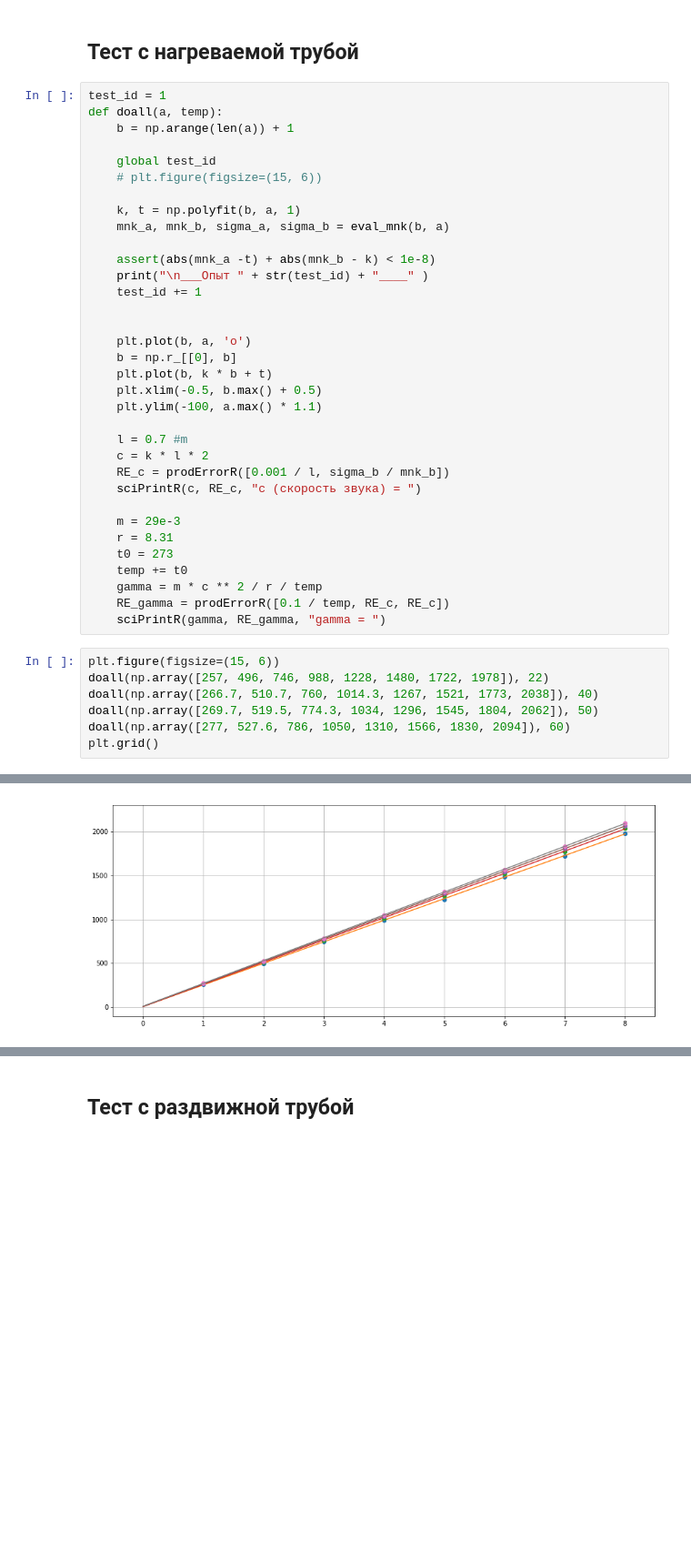
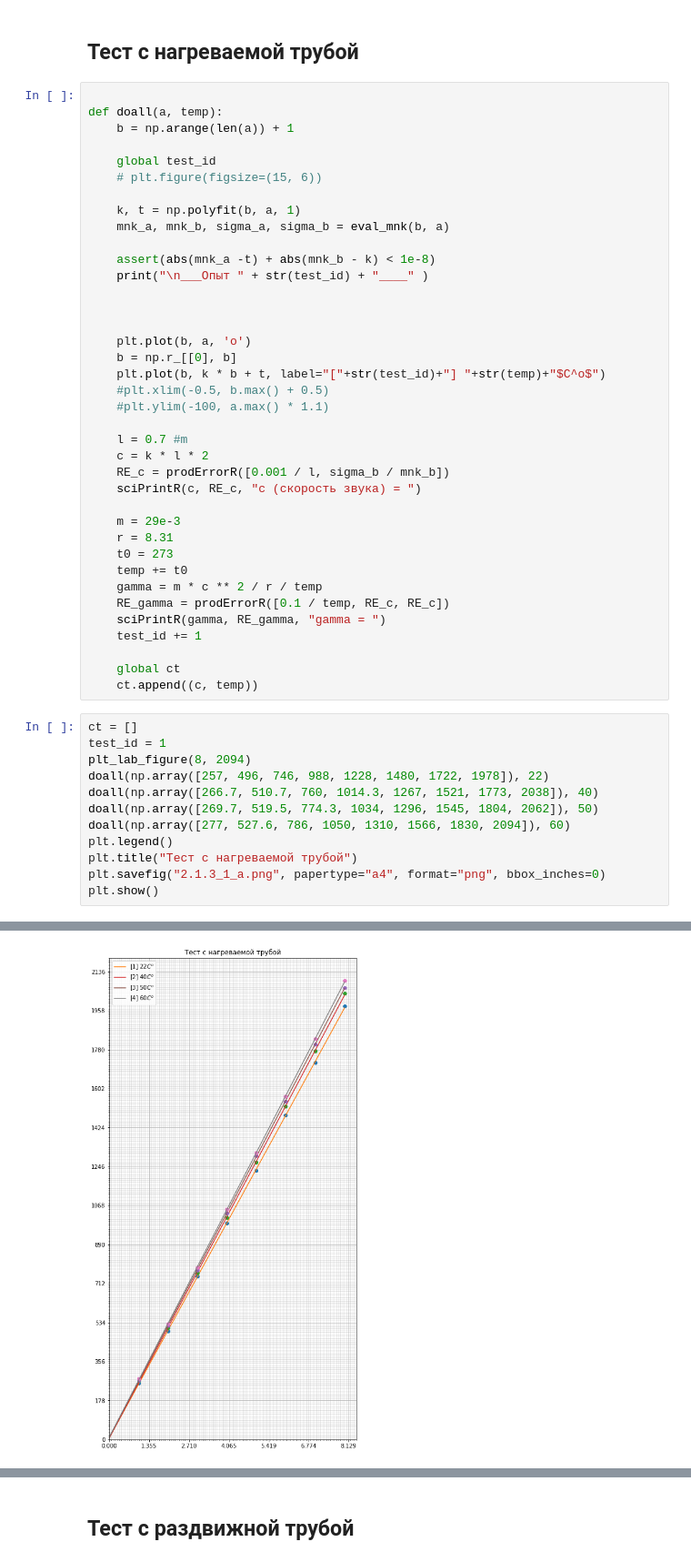
Before and after one commit to shevkunov/workout, a Jupyter notebook: labs/2.1.3.ipynb, the cells around one changed output, grey strips where cells are left out. Shown at 91% size. Drawn from its saved outputs; the diff is of its cells as text; blank space fills up the shorter version.

```diff
--- a/labs/2.1.3.ipynb
+++ b/labs/2.1.3.ipynb
@@ -34,7 +59,7 @@ def eval_mnk(x, y):
 # %% [markdown]
 ## Тест с нагреваемой трубой
 # %%
-test_id = 1
+
 def doall(a, temp):
     b = np.arange(len(a)) + 1
 
@@ -46,14 +71,14 @@ def doall(a, temp):
 
     assert(abs(mnk_a -t) + abs(mnk_b - k) < 1e-8)
     print("\n___Опыт " + str(test_id) + "____" )
-    test_id += 1
+
 
 
     plt.plot(b, a, 'o')
     b = np.r_[[0], b]
-    plt.plot(b, k * b + t)
-    plt.xlim(-0.5, b.max() + 0.5)
-    plt.ylim(-100, a.max() * 1.1)
+    plt.plot(b, k * b + t, label="["+str(test_id)+"] "+str(temp)+"$C^o$")
+    #plt.xlim(-0.5, b.max() + 0.5)
+    #plt.ylim(-100, a.max() * 1.1)
 
     l = 0.7 #m
     c = k * l * 2
@@ -67,11 +92,20 @@ def doall(a, temp):
     gamma = m * c ** 2 / r / temp
     RE_gamma = prodErrorR([0.1 / temp, RE_c, RE_c])
     sciPrintR(gamma, RE_gamma, "gamma = ")
+    test_id += 1
+
+    global ct
+    ct.append((c, temp))
 # %%
-plt.figure(figsize=(15, 6))
+ct = []
+test_id = 1
+plt_lab_figure(8, 2094)
 doall(np.array([257, 496, 746, 988, 1228, 1480, 1722, 1978]), 22)
 doall(np.array([266.7, 510.7, 760, 1014.3, 1267, 1521, 1773, 2038]), 40)
 doall(np.array([269.7, 519.5, 774.3, 1034, 1296, 1545, 1804, 2062]), 50)
 doall(np.array([277, 527.6, 786, 1050, 1310, 1566, 1830, 2094]), 60)
-plt.grid()
+plt.legend()
+plt.title("Тест с нагреваемой трубой")
+plt.savefig("2.1.3_1_a.png", papertype="a4", format="png", bbox_inches=0)
+plt.show()
 # %% [output]
@@ -91,3 +125,3 @@ ___Опыт 8____
 c (скорость звука) =  363.85 +- 0.930878897664 ( 0.255841390041 %)
 gamma =  1.38738661134 +- 0.00503702429422 ( 0.363058447664 %)
-[figure, old version]
+[figure, new version]
```
Also changed, not shown: parts of 5 cells of this notebook, 1 other file.
